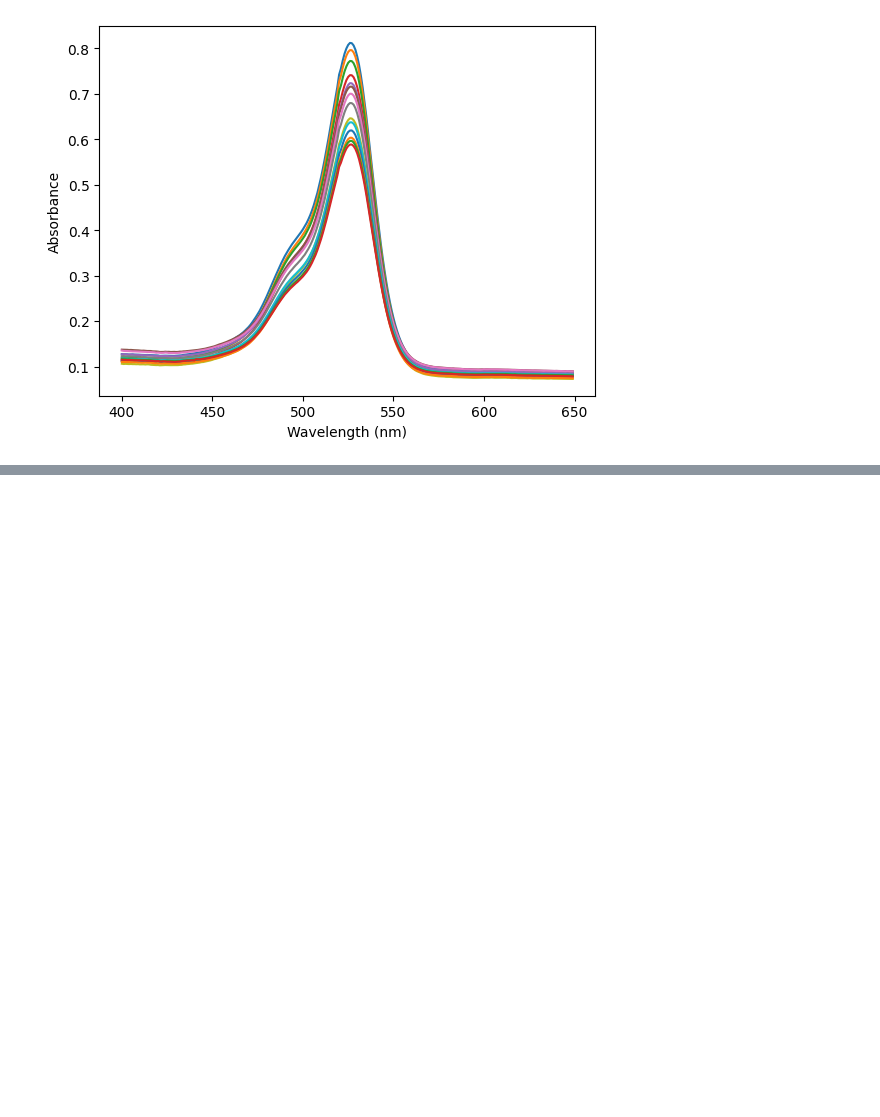
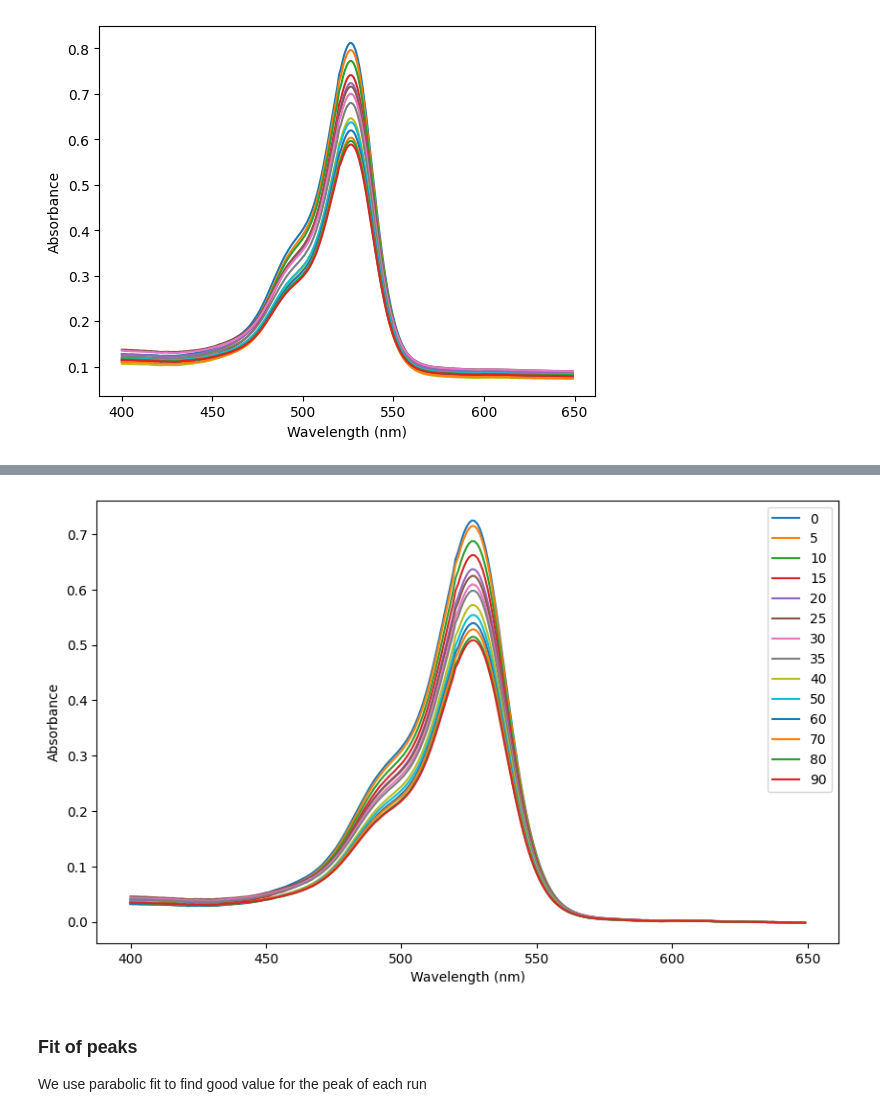
Before and after one commit to GiovanniLag/Laboratorio-Biofisica, a Jupyter notebook: assorbimento/analysis/python/assorbimento_notebook.ipynb, the cells around one changed output, grey strips where cells are left out. Cells and saved outputs as stored; diff of their text form; code cells hidden in the pictures; blank space fills up the shorter version.

```diff
--- a/assorbimento/analysis/python/assorbimento_notebook.ipynb
+++ b/assorbimento/analysis/python/assorbimento_notebook.ipynb
@@ -15,7 +15,8 @@ for file in os.listdir(data_folder):
         if data.empty:
             data['Wavelength'] = run['Wavelength']
         # Add the run to the data
-        data[file] = run['Absorbance']
+        run_name = int(''.join([i for i in file if i.isdigit()]))
+        data[str(run_name)] = run['Absorbance']
         plt.plot(run['Wavelength'], run['Absorbance'], label=file)
         plt.xlabel('Wavelength (nm)')
         plt.ylabel('Absorbance')
@@ -26,0 +37,19 @@ data.to_csv(output_path, index=False)
+# %%
+# Calculate background mean from the fris 39 rows
+background = data.iloc[:39, 1:].mean(axis=0)
+background = background.tolist()
+
+# Subtract the background from the data
+data.iloc[:, 1:] = data.iloc[:, 1:].sub(background)
+# %%
+# Plot the corrected data
+plt.figure( figsize=(10, 6) )
+for col in data.columns[1:]:
+    plt.plot(data['Wavelength'], data[col], label=col)
+
+plt.xlabel('Wavelength (nm)')
+plt.ylabel('Absorbance')
+plt.legend()
+plt.show()
+# %% [output]
+[figure, added]
@@ -26,0 +60,3 @@ data.to_csv(output_path, index=False)
+# %% [markdown]
+### Fit of peaks
+We use parabolic fit to find good value for the peak of each run
```
Also changed, not shown: parts of 2 cells of this notebook, 3 other files.
